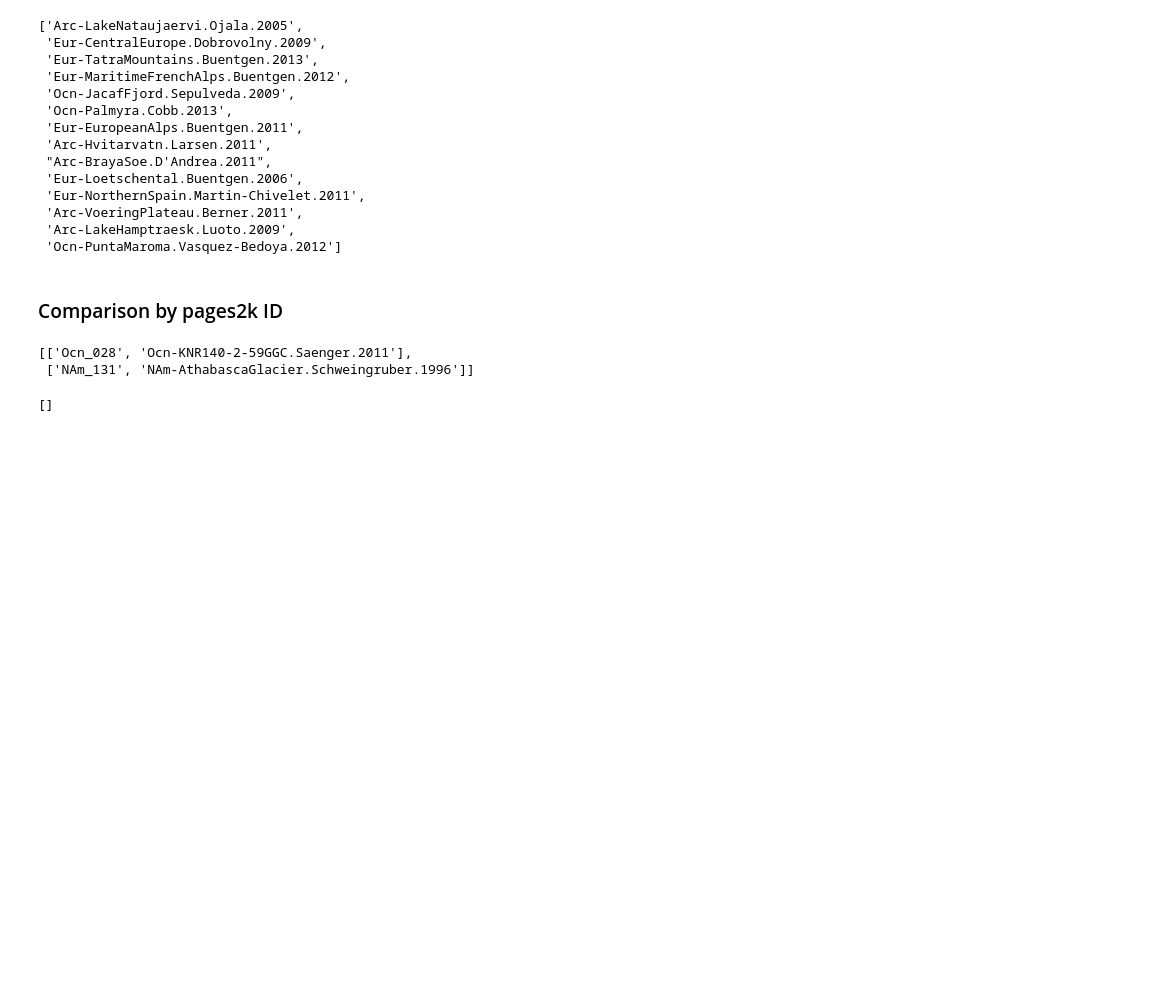
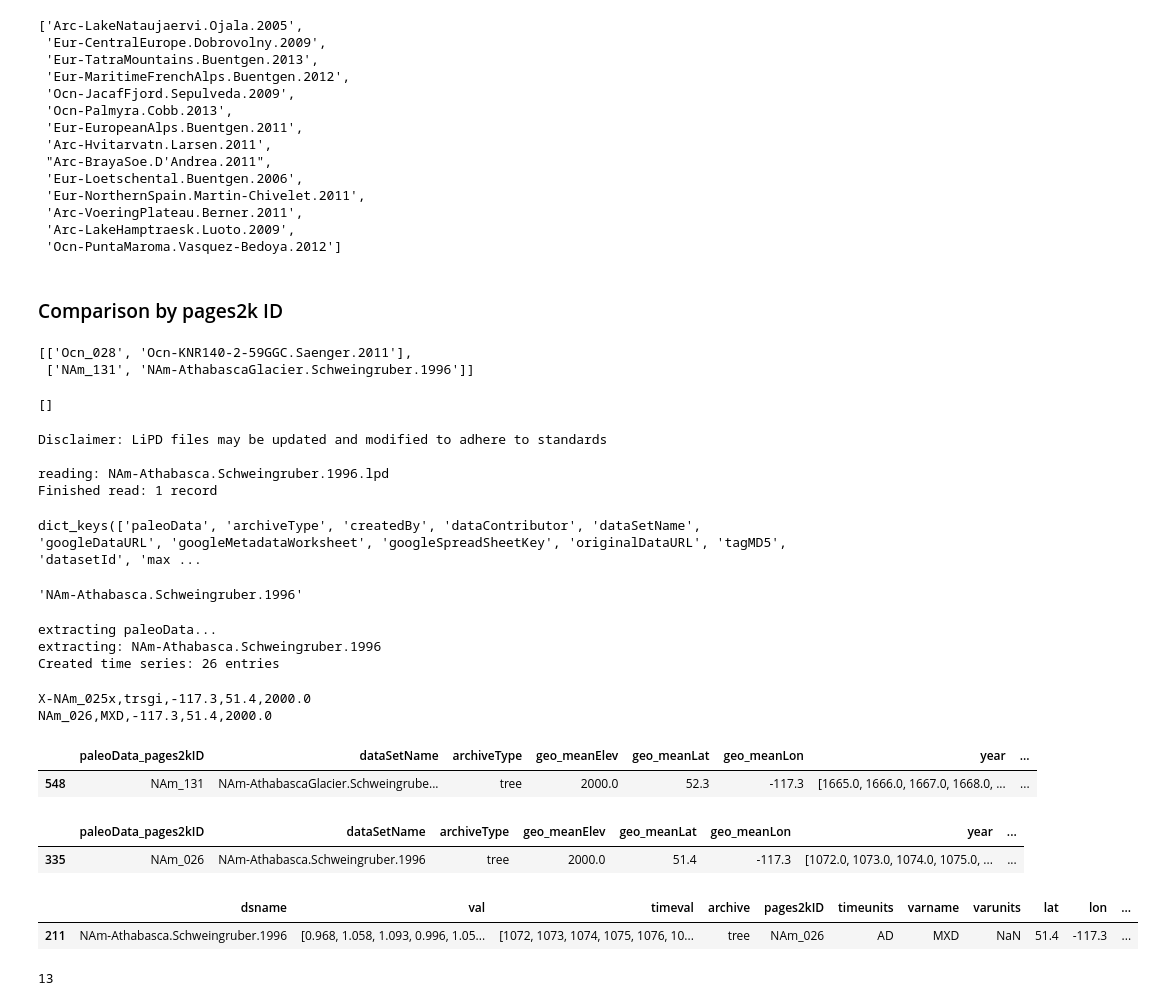
Before and after one commit to khider/DISK-proxyComposite, a Jupyter notebook: QueryingLinkedEarthDB.ipynb, the cells around one changed output. Cells and saved outputs as stored; diff of their text form; code cells hidden in the pictures; blank space fills up the shorter version.

```diff
--- a/QueryingLinkedEarthDB.ipynb
+++ b/QueryingLinkedEarthDB.ipynb
@@ -249,0 +204,48 @@ reverse_missing_id
+# %%
+D=lpd.readLipd('/Users/deborahkhider/Documents/LinkedEarth/LiPD/Pages2kTemperature2_1_2/NAm-Athabasca.Schweingruber.1996.lpd')
+# %% [output]
+Disclaimer: LiPD files may be updated and modified to adhere to standards
+
+reading: NAm-Athabasca.Schweingruber.1996.lpd
+Finished read: 1 record
+# %%
+D.keys()
+# %% [output]
+dict_keys(['paleoData', 'archiveType', 'createdBy', 'dataContributor', 'dataSetName', 'googleDataURL', 'googleMetadataWorksheet', 'googleSpreadSheetKey', 'originalDataURL', 'tagMD5', 'datasetId', 'max ...
+# %%
+D['dataSetName']
+# %% [output]
+'NAm-Athabasca.Schweingruber.1996'
+# %%
+ts_list=lpd.extractTs(D)
+# %% [output]
+extracting paleoData...
+extracting: NAm-Athabasca.Schweingruber.1996
+Created time series: 26 entries
+# %%
+for item in ts_list:
+    if 'paleoData_pages2kID' in item.keys():
+        print(item['paleoData_pages2kID'] + ',' + item['paleoData_variableName'] + ',' + str(item['geo_meanLon'])
+              + ',' + str(item['geo_meanLat']) +','+str(item['geo_meanElev']))
+# %% [output]
+X-NAm_025x,trsgi,-117.3,51.4,2000.0
+NAm_026,MXD,-117.3,51.4,2000.0
+# %%
+df_pickle[df_pickle['dataSetName']=='NAm-AthabascaGlacier.Schweingruber.1996']
+# %% [output]
+|  | paleoData_pages2kID | dataSetName | archiveType | geo_meanElev | geo_meanLat | geo_meanLon | year | ... |
+| 548 | NAm_131 | NAm-AthabascaGlacier.Schweingrube... | tree | 2000.0 | 52.3 | -117.3 | [1665.0, 1666.0, 1667.0, 1668.0, ... | ... |
+# %%
+df_pickle[df_pickle['paleoData_pages2kID']=='NAm_026']
+# %% [output]
+|  | paleoData_pages2kID | dataSetName | archiveType | geo_meanElev | geo_meanLat | geo_meanLon | year | ... |
+| 335 | NAm_026 | NAm-Athabasca.Schweingruber.1996 | tree | 2000.0 | 51.4 | -117.3 | [1072.0, 1073.0, 1074.0, 1075.0, ... | ... |
+# %%
+df[df['pages2kID']=='NAm_026']
+# %% [output]
+|  | dsname | val | timeval | archive | pages2kID | timeunits | varname | varunits | lat | lon | ... |
+| 211 | NAm-Athabasca.Schweingruber.1996 | [0.968, 1.058, 1.093, 0.996, 1.05... | [1072, 1073, 1074, 1075, 1076, 10... | tree | NAm_026 | AD | MXD | NaN | 51.4 | -117.3 | ... |
+# %%
+D2 = lpd.readLipd('/Users/deborahkhider/Documents/LinkedEarth/LiPD/Pages2kTemperature2_1_2/Ocn-KNR140‐2‐59GGC.Saenger.2011.lpd'
+# %% [output]
+13
```
Also changed, not shown: parts of 9 cells of this notebook.
